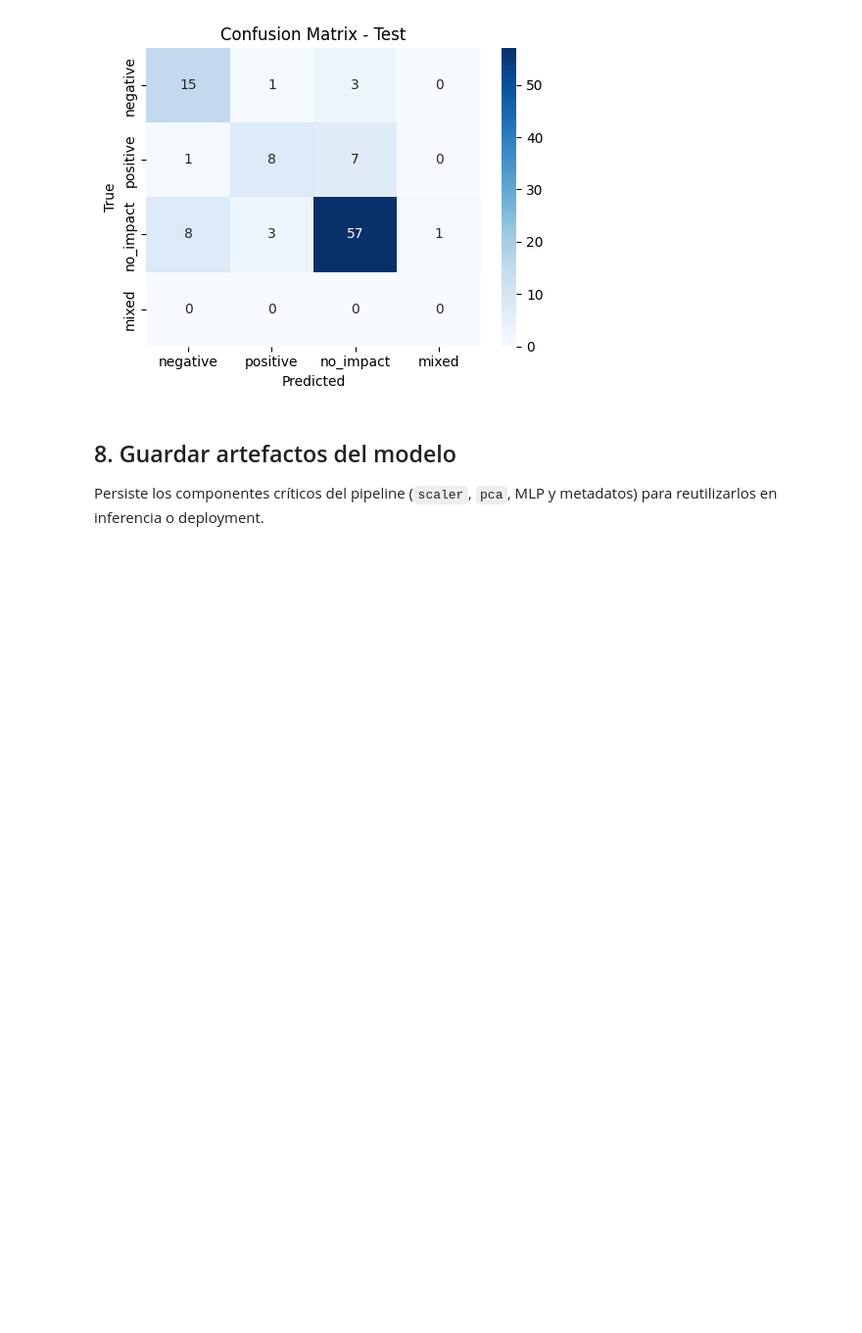
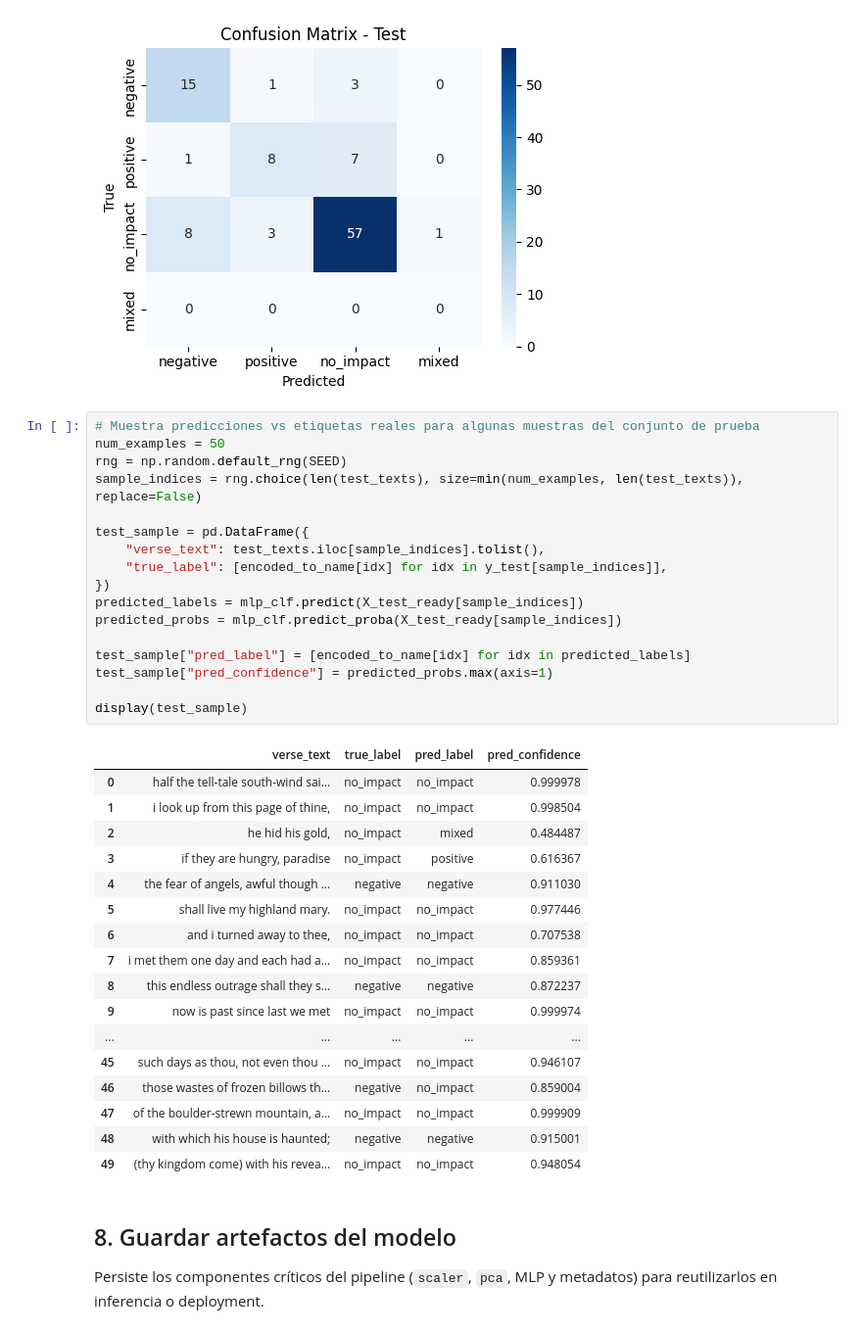
Before and after one commit to erikosobot/Sentiment-Analysis, a Jupyter notebook: SentimentAnalysisWithEmbeddersAndPretrained copy.ipynb, the cells around one changed output. Shown at 98% size. Saved outputs shown, nothing was run; the diff lists cells and outputs as text; blank space fills up the shorter version.

Commit message:
Embed executed notebook output: include displayed test-sample predictions table (50 examples)

```diff
--- a/SentimentAnalysisWithEmbeddersAndPretrained copy.ipynb
+++ b/SentimentAnalysisWithEmbeddersAndPretrained copy.ipynb
@@ -332,6 +332,41 @@ F1-weighted: 0.7715
    macro avg       0.54      0.53      0.53       104
 weighted avg       0.78      0.77      0.77       104
 [figure]
+# %%
+# Muestra predicciones vs etiquetas reales para algunas muestras del conjunto de prueba
+num_examples = 50
+rng = np.random.default_rng(SEED)
+sample_indices = rng.choice(len(test_texts), size=min(num_examples, len(test_texts)), replace=False)
+
+test_sample = pd.DataFrame({
+    "verse_text": test_texts.iloc[sample_indices].tolist(),
+    "true_label": [encoded_to_name[idx] for idx in y_test[sample_indices]],
+})
+predicted_labels = mlp_clf.predict(X_test_ready[sample_indices])
+predicted_probs = mlp_clf.predict_proba(X_test_ready[sample_indices])
+
+test_sample["pred_label"] = [encoded_to_name[idx] for idx in predicted_labels]
+test_sample["pred_confidence"] = predicted_probs.max(axis=1)
+
+display(test_sample)
+# %% [output]
+|  | verse_text | true_label | pred_label | pred_confidence |
+| 0 | half the tell-tale south-wind sai... | no_impact | no_impact | 0.999978 |
+| 1 | i look up from this page of thine, | no_impact | no_impact | 0.998504 |
+| 2 | he hid his gold, | no_impact | mixed | 0.484487 |
+| 3 | if they are hungry, paradise | no_impact | positive | 0.616367 |
+| 4 | the fear of angels, awful though ... | negative | negative | 0.911030 |
+| 5 | shall live my highland mary. | no_impact | no_impact | 0.977446 |
+| 6 | and i turned away to thee, | no_impact | no_impact | 0.707538 |
+| 7 | i met them one day and each had a... | no_impact | no_impact | 0.859361 |
+| 8 | this endless outrage shall they s... | negative | negative | 0.872237 |
+| 9 | now is past since last we met | no_impact | no_impact | 0.999974 |
+| ... | ... | ... | ... | ... |
+| 45 | such days as thou, not even thou ... | no_impact | no_impact | 0.946107 |
+| 46 | those wastes of frozen billows th... | negative | no_impact | 0.859004 |
+| 47 | of the boulder-strewn mountain, a... | no_impact | no_impact | 0.999909 |
+| 48 | with which his house is haunted; | negative | negative | 0.915001 |
+| 49 | (thy kingdom come) with his revea... | no_impact | no_impact | 0.948054 |
 # %% [markdown]
 ## 8. Guardar artefactos del modelo
 Persiste los componentes críticos del pipeline (`scaler`, `pca`, MLP y metadatos) para reutilizarlos en inferencia o deployment.
```
